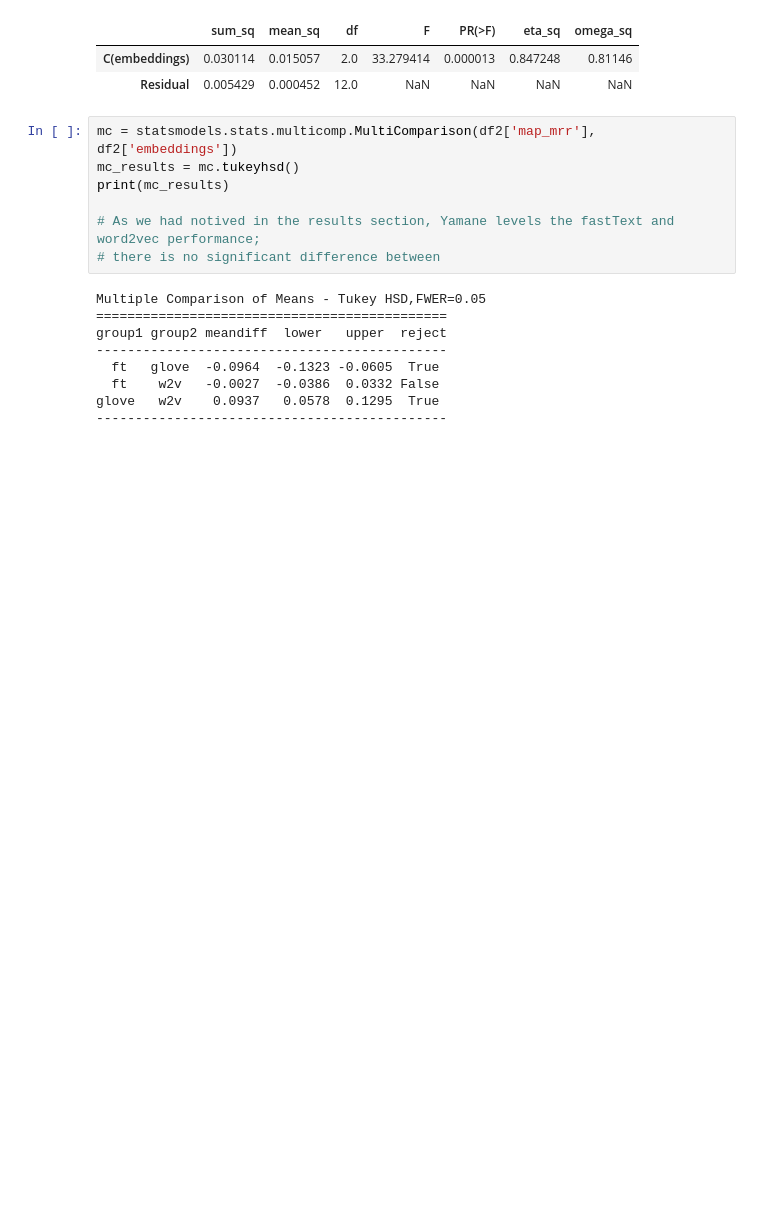
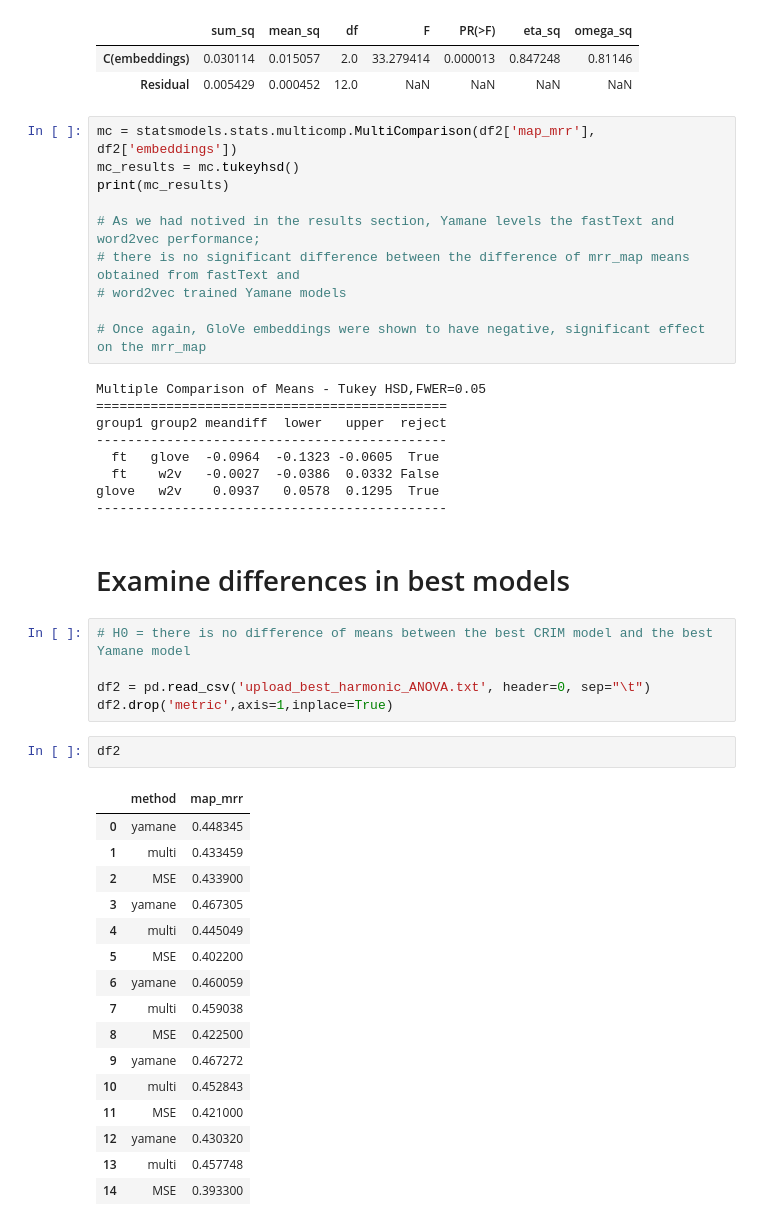
Before and after one commit to jfarrugia-uom/hyperstar, a Jupyter notebook: ANOVA Analysis CRIM.ipynb, the cells around one changed output. Saved outputs shown, nothing was run; the diff lists cells and outputs as text; blank space fills up the shorter version.

```diff
--- a/ANOVA Analysis CRIM.ipynb
+++ b/ANOVA Analysis CRIM.ipynb
@@ -773,7 +777,10 @@ mc_results = mc.tukeyhsd()
 print(mc_results)
 
 # As we had notived in the results section, Yamane levels the fastText and word2vec performance;
-# there is no significant difference between
+# there is no significant difference between the difference of mrr_map means obtained from fastText and
+# word2vec trained Yamane models
+
+# Once again, GloVe embeddings were shown to have negative, significant effect on the mrr_map
 # %% [output]
 Multiple Comparison of Means - Tukey HSD,FWER=0.05
 =============================================
@@ -783,3 +790,29 @@ group1 group2 meandiff  lower   upper  reject
   ft    w2v   -0.0027  -0.0386  0.0332 False
 glove   w2v    0.0937   0.0578  0.1295  True
 ---------------------------------------------
+# %% [markdown]
+# Examine differences in best models
+# %%
+# H0 = there is no difference of means between the best CRIM model and the best Yamane model
+
+df2 = pd.read_csv('upload_best_harmonic_ANOVA.txt', header=0, sep="\t")
+df2.drop('metric',axis=1,inplace=True)
+# %%
+df2
+# %% [output]
+|  | method | map_mrr |
+| 0 | yamane | 0.448345 |
+| 1 | multi | 0.433459 |
+| 2 | MSE | 0.433900 |
+| 3 | yamane | 0.467305 |
+| 4 | multi | 0.445049 |
+| 5 | MSE | 0.402200 |
+| 6 | yamane | 0.460059 |
+| 7 | multi | 0.459038 |
+| 8 | MSE | 0.422500 |
+| 9 | yamane | 0.467272 |
+| 10 | multi | 0.452843 |
+| 11 | MSE | 0.421000 |
+| 12 | yamane | 0.430320 |
+| 13 | multi | 0.457748 |
+| 14 | MSE | 0.393300 |
```
Also changed, not shown: parts of 36 cells of this notebook, 2 other files.
